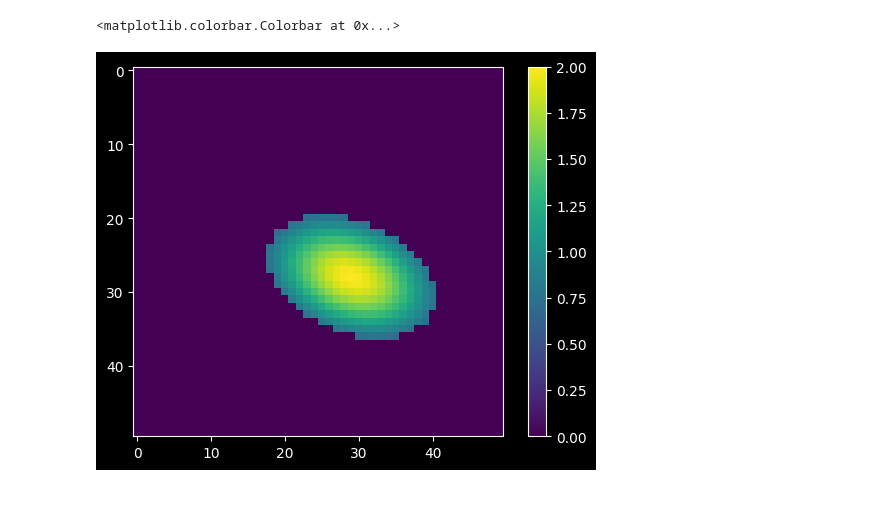
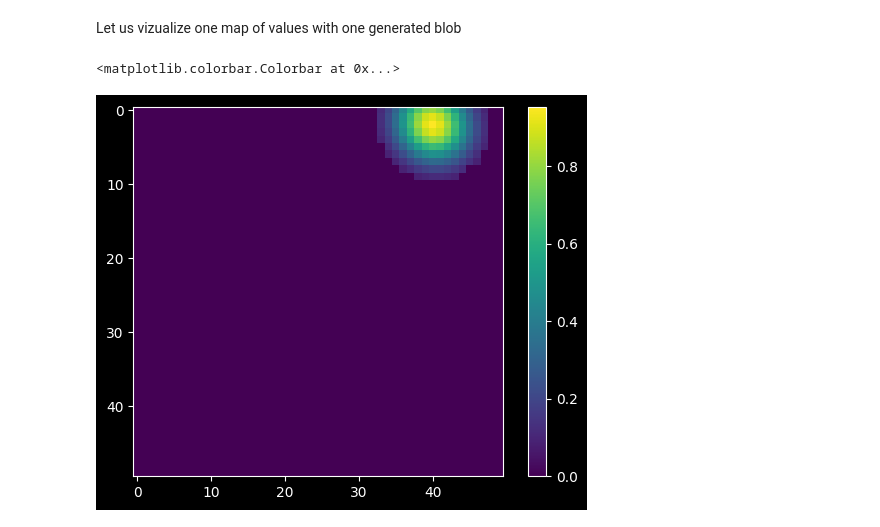
Before and after one commit to EmmaGau/project-mva-time-series, a Jupyter notebook: data.ipynb, the cells around one changed output. Saved outputs shown, nothing was run; the diff lists cells and outputs as text; code cells hidden in the pictures; blank space fills up the shorter version.

```diff
--- a/data.ipynb
+++ b/data.ipynb
@@ -41,7 +4,10 @@ def generate_blob(grid_length:int=50, blob_radius=None, center=None, dimensions_
+# %% [markdown]
+Let us vizualize one map of values with one generated blob
 # %%
-blob = generate_blob(50, 10)
-plt.imshow(blob)
+blob = Blob(grid_length=50)
+blob_values = blob.get_blob_map(grid_length=50)
+plt.imshow(blob_values)
 plt.colorbar()
 # %% [output]
 <matplotlib.colorbar.Colorbar at 0x...>
-[figure, old version]
+[figure, new version]
```
Also changed, not shown: parts of 20 cells of this notebook, 3 other files.
